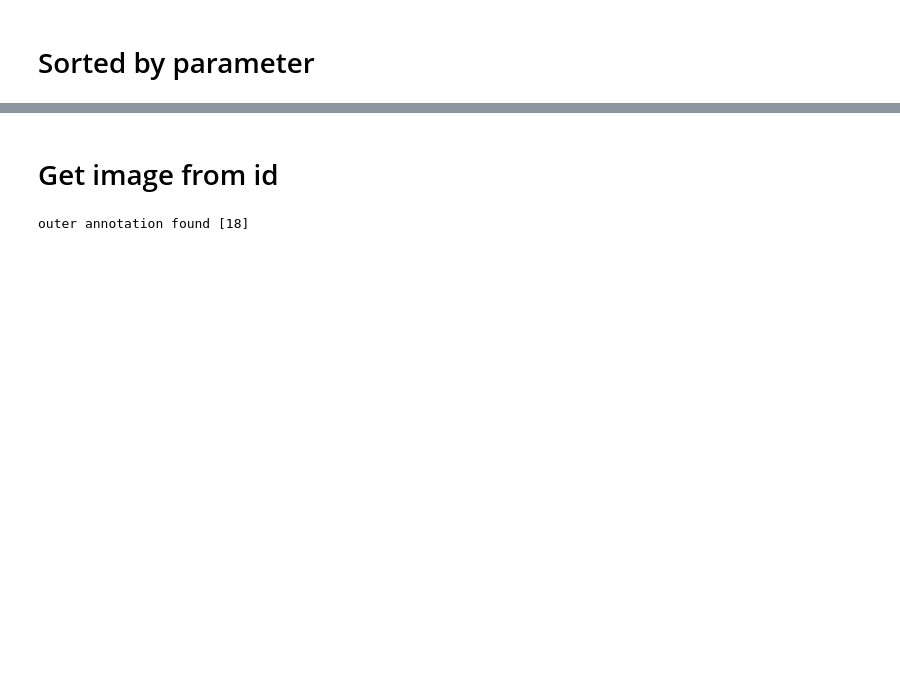
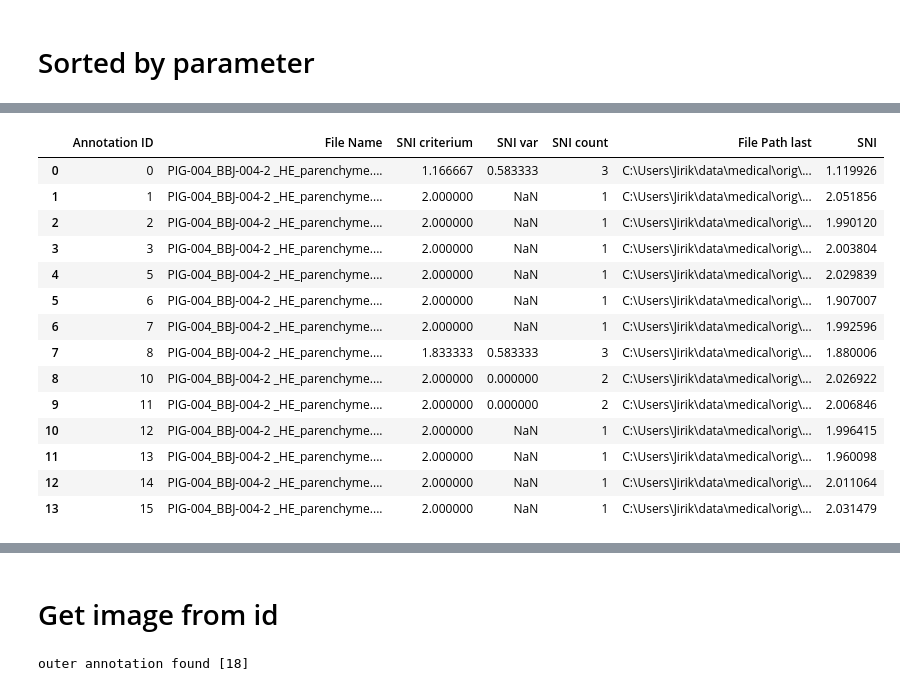
Before and after one commit to mjirik/micrant, a Jupyter notebook: devel/sort_lobuli.ipynb, the cells around one changed output, grey strips where cells are left out. Cells and saved outputs as stored; diff of their text form; code cells hidden in the pictures; blank space fills up the shorter version.

```diff
--- a/devel/sort_lobuli.ipynb
+++ b/devel/sort_lobuli.ipynb
@@ -94,0 +133,29 @@ df_all_with_param
+# %%
+## Sort by variance
+unique_df2 = df_all_with_param.groupby(["Annotation ID", "File Name"]).agg({colname:{"criterium":np.mean, "var":np.var, "count":"count"}, "File Path":"last"})
+unique_df2 = unique_df2.reset_index()
+unique_df2.columns = [' '.join(col).strip() for col in unique_df2.columns.values]
+
+unique_df2[colname] = unique_df2[colname + " criterium"]
+
+sigma = (unique_df2[colname].max() - unique_df2[colname].min()) / len(unique_df2)
+noise = np.random.normal(0, sigma, len(unique_df2))
+unique_df2[colname] += noise
+len(unique_df2)
+unique_df2
+# %% [output]
+|  | Annotation ID | File Name | SNI criterium | SNI var | SNI count | File Path last | SNI |
+| 0 | 0 | PIG-004_BBJ-004-2 _HE_parenchyme.... | 1.166667 | 0.583333 | 3 | C:\Users\Jirik\data\medical\orig\... | 1.119926 |
+| 1 | 1 | PIG-004_BBJ-004-2 _HE_parenchyme.... | 2.000000 | NaN | 1 | C:\Users\Jirik\data\medical\orig\... | 2.051856 |
+| 2 | 2 | PIG-004_BBJ-004-2 _HE_parenchyme.... | 2.000000 | NaN | 1 | C:\Users\Jirik\data\medical\orig\... | 1.990120 |
+| 3 | 3 | PIG-004_BBJ-004-2 _HE_parenchyme.... | 2.000000 | NaN | 1 | C:\Users\Jirik\data\medical\orig\... | 2.003804 |
+| 4 | 5 | PIG-004_BBJ-004-2 _HE_parenchyme.... | 2.000000 | NaN | 1 | C:\Users\Jirik\data\medical\orig\... | 2.029839 |
+| 5 | 6 | PIG-004_BBJ-004-2 _HE_parenchyme.... | 2.000000 | NaN | 1 | C:\Users\Jirik\data\medical\orig\... | 1.907007 |
+| 6 | 7 | PIG-004_BBJ-004-2 _HE_parenchyme.... | 2.000000 | NaN | 1 | C:\Users\Jirik\data\medical\orig\... | 1.992596 |
+| 7 | 8 | PIG-004_BBJ-004-2 _HE_parenchyme.... | 1.833333 | 0.583333 | 3 | C:\Users\Jirik\data\medical\orig\... | 1.880006 |
+| 8 | 10 | PIG-004_BBJ-004-2 _HE_parenchyme.... | 2.000000 | 0.000000 | 2 | C:\Users\Jirik\data\medical\orig\... | 2.026922 |
+| 9 | 11 | PIG-004_BBJ-004-2 _HE_parenchyme.... | 2.000000 | 0.000000 | 2 | C:\Users\Jirik\data\medical\orig\... | 2.006846 |
+| 10 | 12 | PIG-004_BBJ-004-2 _HE_parenchyme.... | 2.000000 | NaN | 1 | C:\Users\Jirik\data\medical\orig\... | 1.996415 |
+| 11 | 13 | PIG-004_BBJ-004-2 _HE_parenchyme.... | 2.000000 | NaN | 1 | C:\Users\Jirik\data\medical\orig\... | 1.960098 |
+| 12 | 14 | PIG-004_BBJ-004-2 _HE_parenchyme.... | 2.000000 | NaN | 1 | C:\Users\Jirik\data\medical\orig\... | 2.011064 |
+| 13 | 15 | PIG-004_BBJ-004-2 _HE_parenchyme.... | 2.000000 | NaN | 1 | C:\Users\Jirik\data\medical\orig\... | 2.031479 |
```
Also changed, not shown: parts of 13 cells of this notebook, 3 other files.
